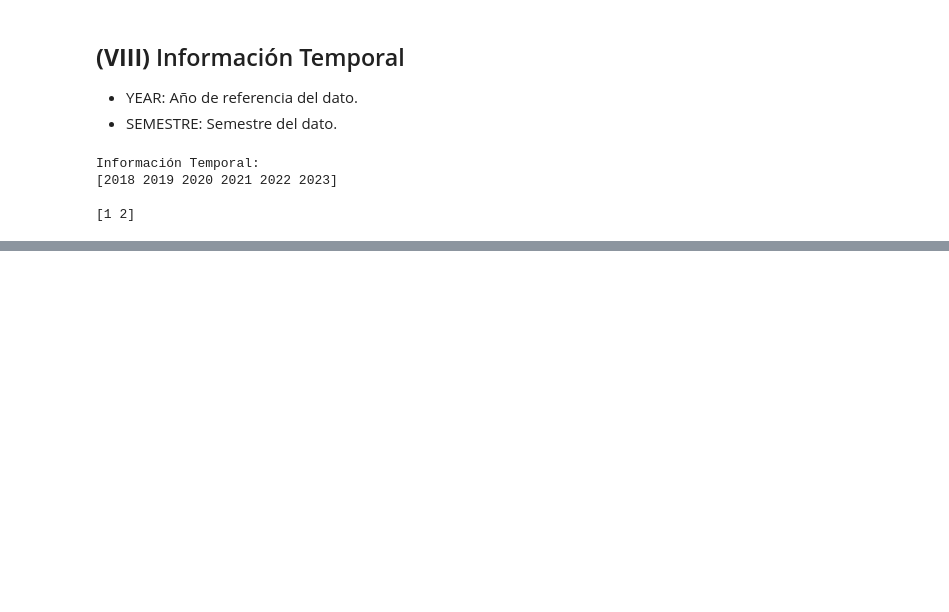
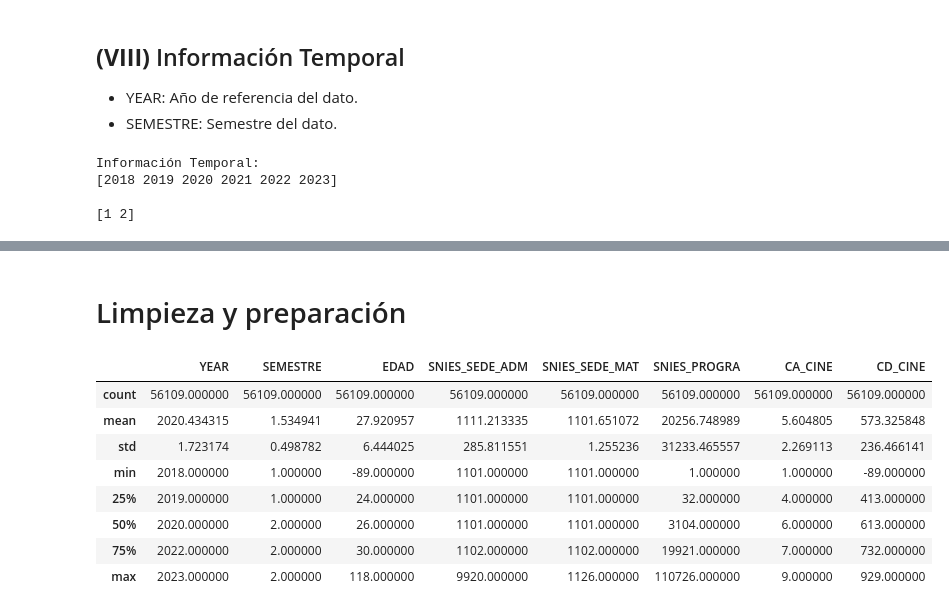
Before and after one commit to 10scar/Proyecto-ABD-2024-2, a Jupyter notebook: Entrega.ipynb, the cells around one changed output, grey strips where cells are left out. Drawn from its saved outputs; the diff is of its cells as text; code cells hidden in the pictures; blank space fills up the shorter version.

```diff
--- a/Entrega.ipynb
+++ b/Entrega.ipynb
@@ -272,0 +329,25 @@ Información Temporal:
+# %% [markdown]
+# Limpieza y preparación
+# %%
+graduados_2 = graduados.copy()
+graduados_2 = graduados_2.drop(columns=['COD_DEP_NAC'])
+graduados_2 = graduados_2.drop(columns=['COD_CIU_NAC'])
+graduados_2 = graduados_2.drop(columns=['CODN_NAC'])
+graduados_2 = graduados_2.drop(columns=['ESTRATO'])
+graduados_2 = graduados_2.drop(columns=['LON_CIU_NAC'])
+graduados_2 = graduados_2.drop(columns=['LAT_CIU_NAC'])
+graduados_2 = graduados_2.drop(columns=['SEDE_NOMBRE_ADM'])
+graduados_2 = graduados_2.drop(columns=['SEDE_NOMBRE_MAT'])
+graduados_2 = graduados_2.drop(columns=['MOD_ADM'])
+# %%
+graduados_2.describe()
+# %% [output]
+|  | YEAR | SEMESTRE | EDAD | SNIES_SEDE_ADM | SNIES_SEDE_MAT | SNIES_PROGRA | CA_CINE | CD_CINE |
+| count | 56109.000000 | 56109.000000 | 56109.000000 | 56109.000000 | 56109.000000 | 56109.000000 | 56109.000000 | 56109.000000 |
+| mean | 2020.434315 | 1.534941 | 27.920957 | 1111.213335 | 1101.651072 | 20256.748989 | 5.604805 | 573.325848 |
+| std | 1.723174 | 0.498782 | 6.444025 | 285.811551 | 1.255236 | 31233.465557 | 2.269113 | 236.466141 |
+| min | 2018.000000 | 1.000000 | -89.000000 | 1101.000000 | 1101.000000 | 1.000000 | 1.000000 | -89.000000 |
+| 25% | 2019.000000 | 1.000000 | 24.000000 | 1101.000000 | 1101.000000 | 32.000000 | 4.000000 | 413.000000 |
+| 50% | 2020.000000 | 2.000000 | 26.000000 | 1101.000000 | 1101.000000 | 3104.000000 | 6.000000 | 613.000000 |
+| 75% | 2022.000000 | 2.000000 | 30.000000 | 1102.000000 | 1102.000000 | 19921.000000 | 7.000000 | 732.000000 |
+| max | 2023.000000 | 2.000000 | 118.000000 | 9920.000000 | 1126.000000 | 110726.000000 | 9.000000 | 929.000000 |
```
Also changed, not shown: parts of 22 cells of this notebook.
